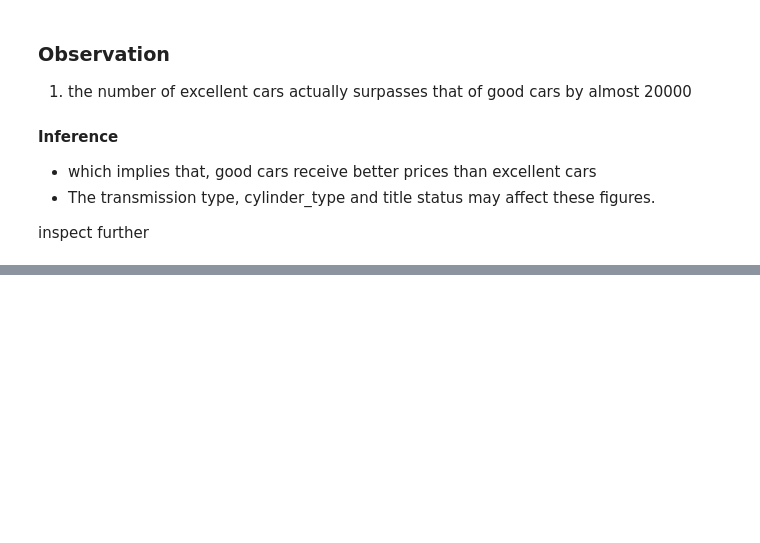
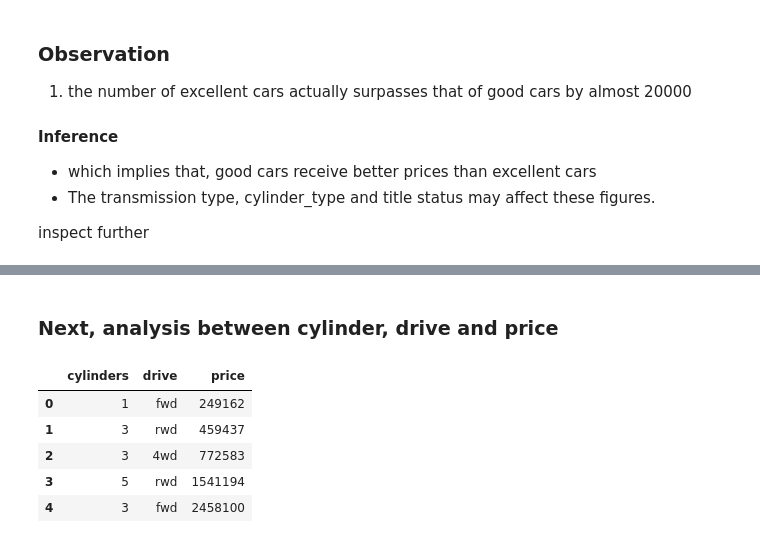
Before and after one commit to josephdickson11/g05-used-cars, a Jupyter notebook: eda/full-eda.ipynb, the cells around one changed output, grey strips where cells are left out. Saved outputs shown, nothing was run; the diff lists cells and outputs as text; code cells hidden in the pictures; blank space fills up the shorter version.

```diff
--- a/eda/full-eda.ipynb
+++ b/eda/full-eda.ipynb
@@ -260,0 +407,14 @@ inspect further
+# %% [markdown]
+### **Next, analysis between cylinder, drive and price**
+# %%
+cylinder_drive = eda_data.groupby(['cylinders', 'drive'])['price'].sum().to_frame(name="price")
+cylinder_drive = cylinder_drive.sort_values(by = ['price']).reset_index()
+# %%
+cylinder_drive.head()
+# %% [output]
+|  | cylinders | drive | price |
+| 0 | 1 | fwd | 249162 |
+| 1 | 3 | rwd | 459437 |
+| 2 | 3 | 4wd | 772583 |
+| 3 | 5 | rwd | 1541194 |
+| 4 | 3 | fwd | 2458100 |
```
Also changed, not shown: parts of 35 cells of this notebook.
